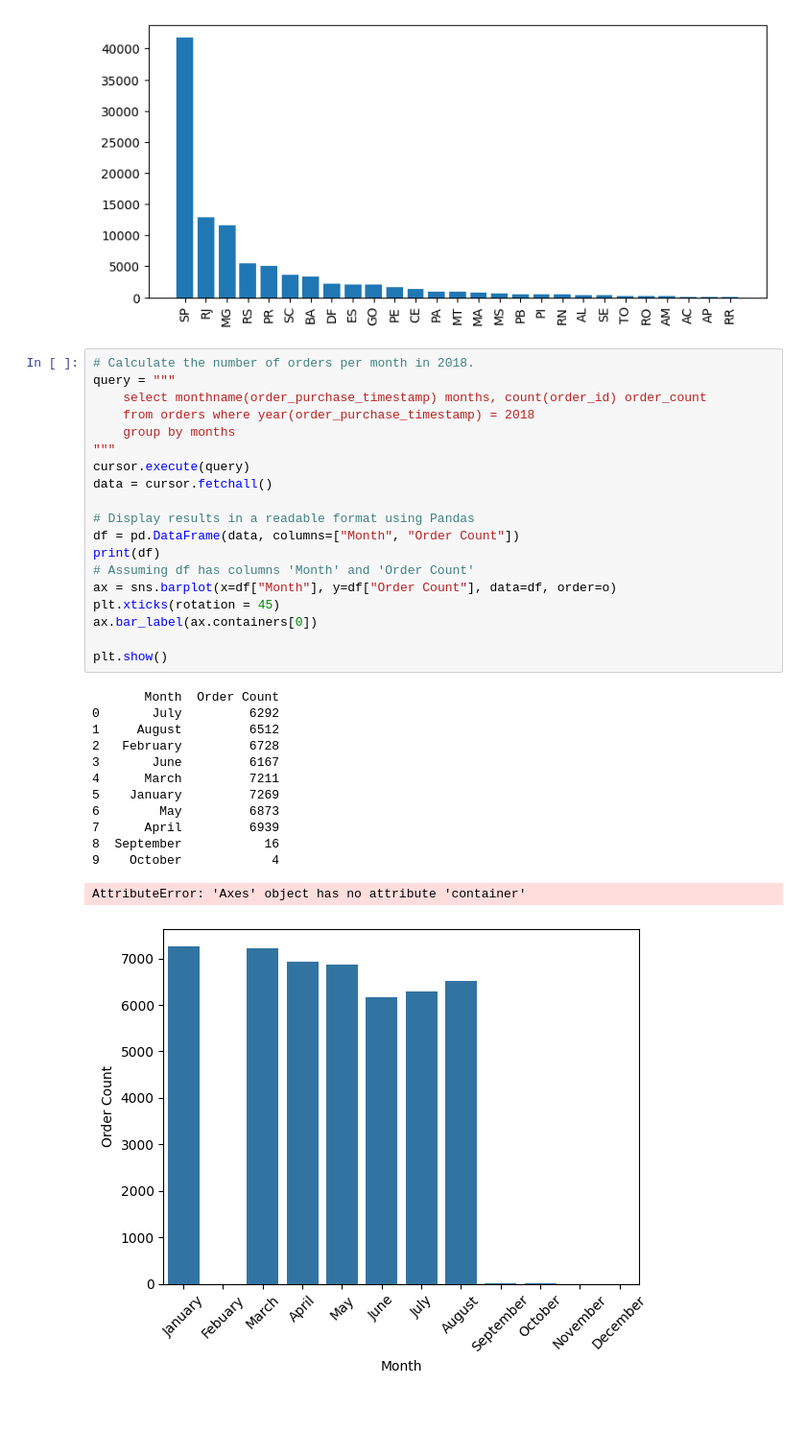
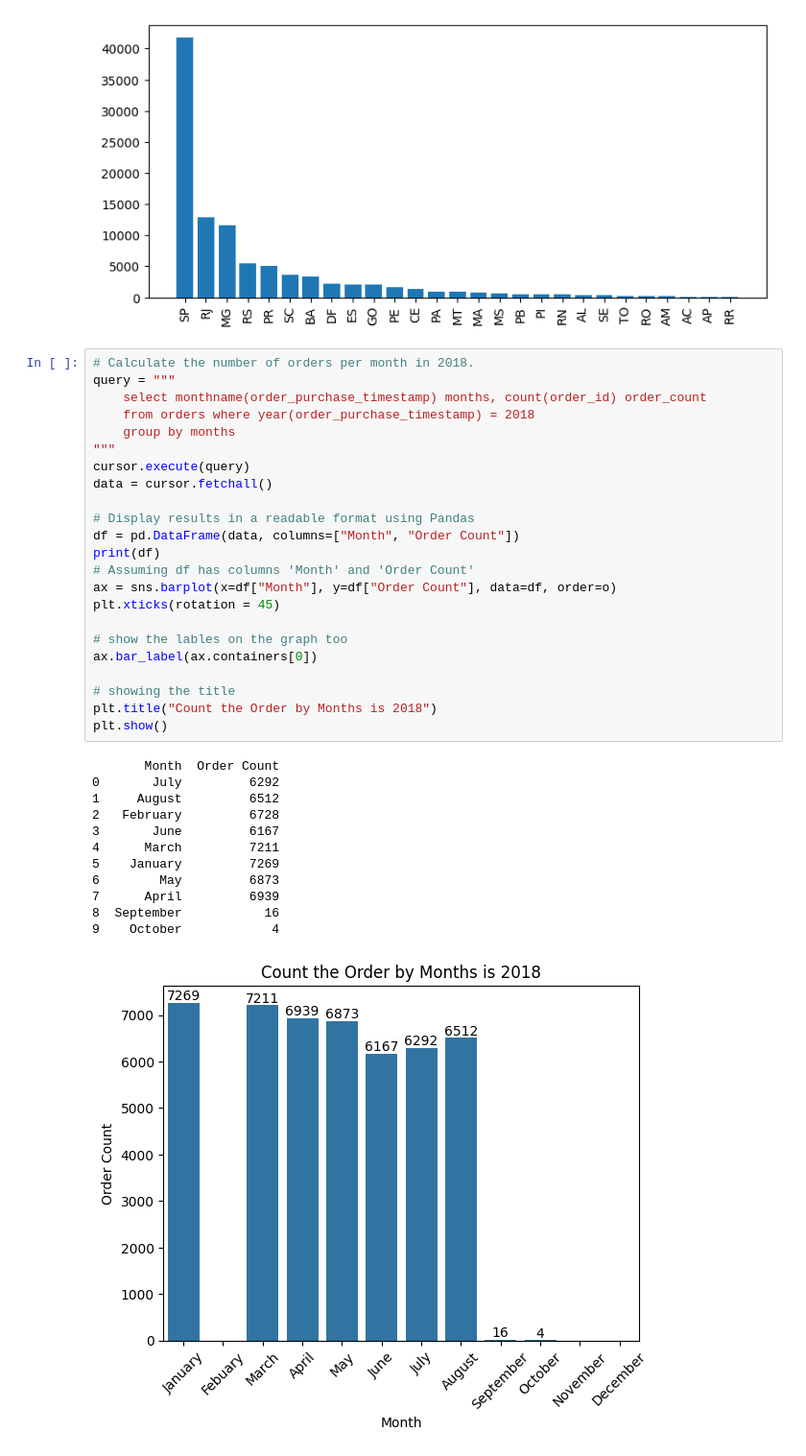
Before and after one commit to Harpreetsingh-Developer/Data-Analysit--Ecommerce-, a Jupyter notebook: python+sql_ecommerce.ipynb, the cells around one changed output. Shown: that part at 96% size. Saved outputs shown, nothing was run; the diff lists cells and outputs as text; blank space fills up the shorter version.

```diff
--- a/python+sql_ecommerce.ipynb
+++ b/python+sql_ecommerce.ipynb
@@ -148,35 +149,38 @@ plt.show
 # Calculate the number of orders per month in 2018.
 query = """
     select monthname(order_purchase_timestamp) months, count(order_id) order_count
     from orders where year(order_purchase_timestamp) = 2018
     group by months
 """
 cursor.execute(query)
 data = cursor.fetchall()
 
 # Display results in a readable format using Pandas
 df = pd.DataFrame(data, columns=["Month", "Order Count"])
 print(df)
 # Assuming df has columns 'Month' and 'Order Count'
 ax = sns.barplot(x=df["Month"], y=df["Order Count"], data=df, order=o)
 plt.xticks(rotation = 45)
+
+# show the lables on the graph too
 ax.bar_label(ax.containers[0])
 
+# showing the title
+plt.title("Count the Order by Months is 2018")
 plt.show()
 # %% [output]
        Month  Order Count
 0       July         6292
 1     August         6512
 2   February         6728
 3       June         6167
 4      March         7211
 5    January         7269
 6        May         6873
 7      April         6939
 8  September           16
 9    October            4
-AttributeError: 'Axes' object has no attribute 'container'
-[figure, old version]
+[figure, new version]
 # %%
 # Find the average number of products per order, grouped by customer city.
 query = """
```
Also changed, not shown: parts of 11 cells of this notebook.
